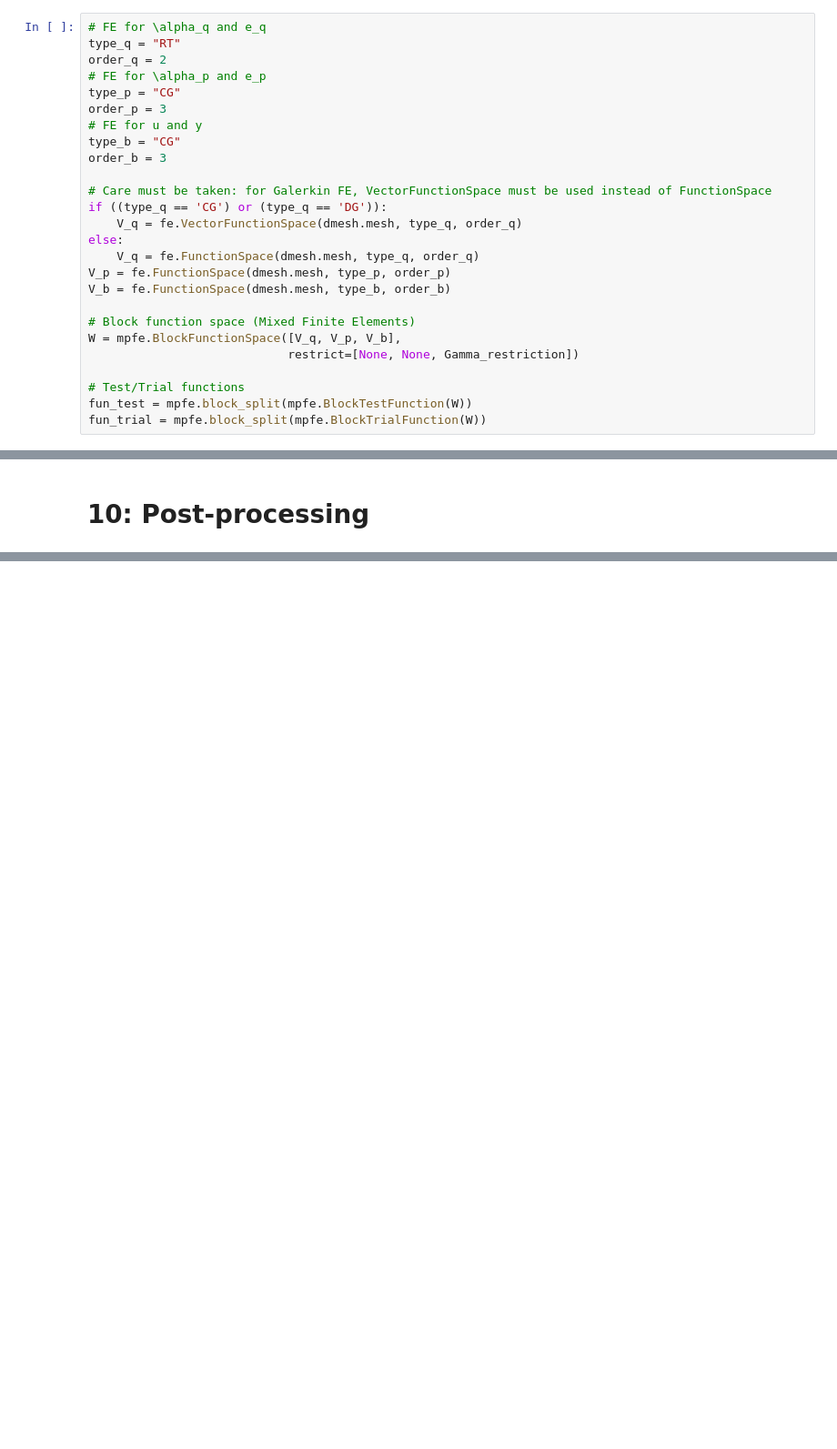
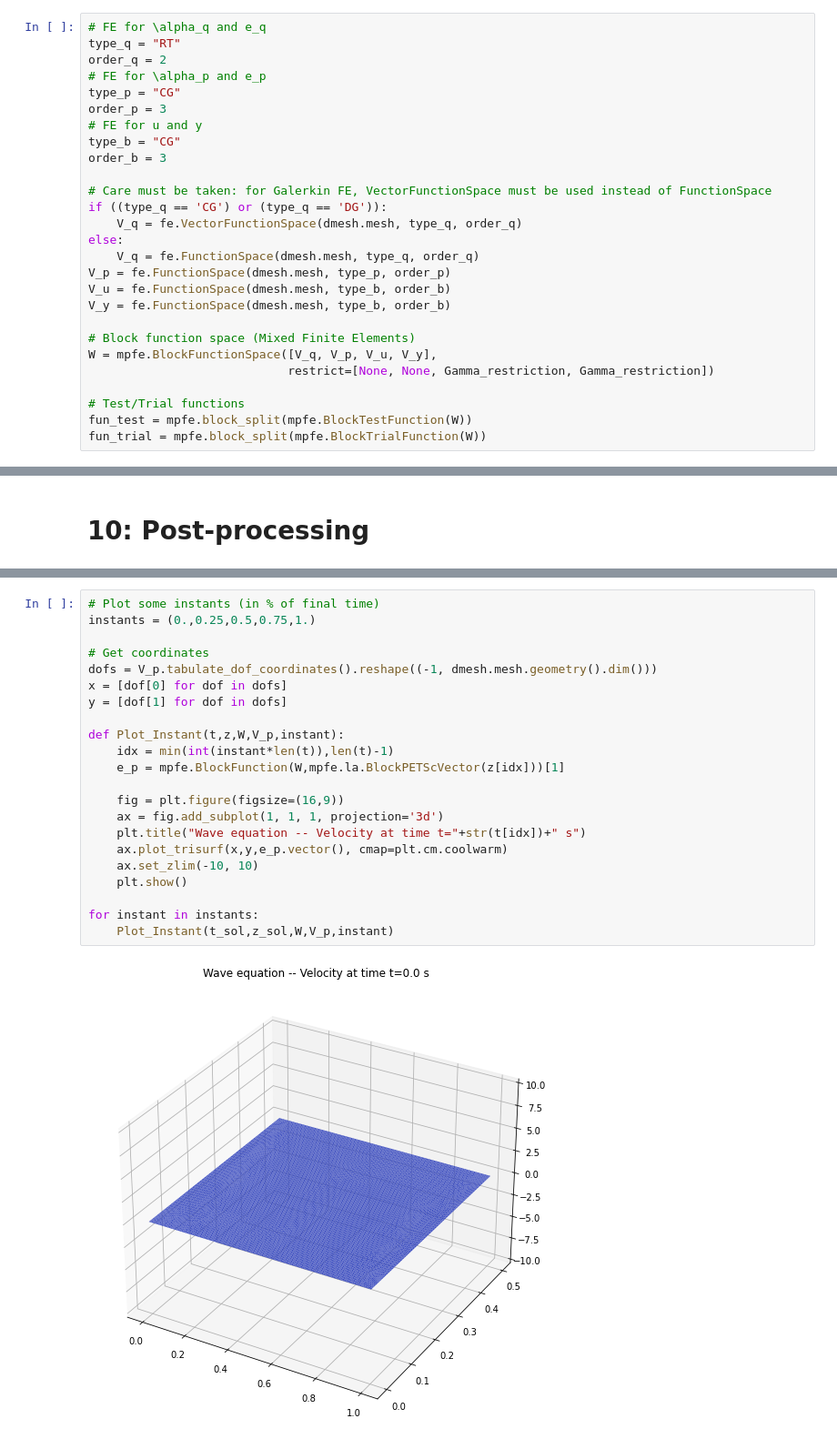
Before and after one commit to g-haine/scrimp, a Jupyter notebook: notebooks/2D/wave/wave.ipynb, the cells around one changed output, grey strips where cells are left out. Shown at 91% size. Cells and saved outputs as stored; diff of their text form; blank space fills up the shorter version.

```diff
--- a/notebooks/2D/wave/wave.ipynb
+++ b/notebooks/2D/wave/wave.ipynb
@@ -185,11 +359,12 @@ if ((type_q == 'CG') or (type_q == 'DG')):
 else:
     V_q = fe.FunctionSpace(dmesh.mesh, type_q, order_q)
 V_p = fe.FunctionSpace(dmesh.mesh, type_p, order_p)
-V_b = fe.FunctionSpace(dmesh.mesh, type_b, order_b)
+V_u = fe.FunctionSpace(dmesh.mesh, type_b, order_b)
+V_y = fe.FunctionSpace(dmesh.mesh, type_b, order_b)
 
 # Block function space (Mixed Finite Elements)
-W = mpfe.BlockFunctionSpace([V_q, V_p, V_b],
-                            restrict=[None, None, Gamma_restriction])
+W = mpfe.BlockFunctionSpace([V_q, V_p, V_u, V_y],
+                            restrict=[None, None, Gamma_restriction, Gamma_restriction])
 
 # Test/Trial functions
 fun_test = mpfe.block_split(mpfe.BlockTestFunction(W))
@@ -361,0 +559,24 @@ plot_Hamiltonian(tp,zp,u,Tinv,rho,Y,fun_trial,fun_test,dmesh.dx,dmesh.ds)
+# %%
+# Plot some instants (in % of final time)
+instants = (0.,0.25,0.5,0.75,1.)
+
+# Get coordinates
+dofs = V_p.tabulate_dof_coordinates().reshape((-1, dmesh.mesh.geometry().dim()))
+x = [dof[0] for dof in dofs]
+y = [dof[1] for dof in dofs]
+
+def Plot_Instant(t,z,W,V_p,instant):
+    idx = min(int(instant*len(t)),len(t)-1)
+    e_p = mpfe.BlockFunction(W,mpfe.la.BlockPETScVector(z[idx]))[1]
+
+    fig = plt.figure(figsize=(16,9))
+    ax = fig.add_subplot(1, 1, 1, projection='3d')
+    plt.title("Wave equation -- Velocity at time t="+str(t[idx])+" s")
+    ax.plot_trisurf(x,y,e_p.vector(), cmap=plt.cm.coolwarm)
+    ax.set_zlim(-10, 10)
+    plt.show()
+
+for instant in instants:
+    Plot_Instant(t_sol,z_sol,W,V_p,instant)
+# %% [output]
+[figure, added]
```
Also changed, not shown: parts of 14 cells of this notebook, 4 other files.
